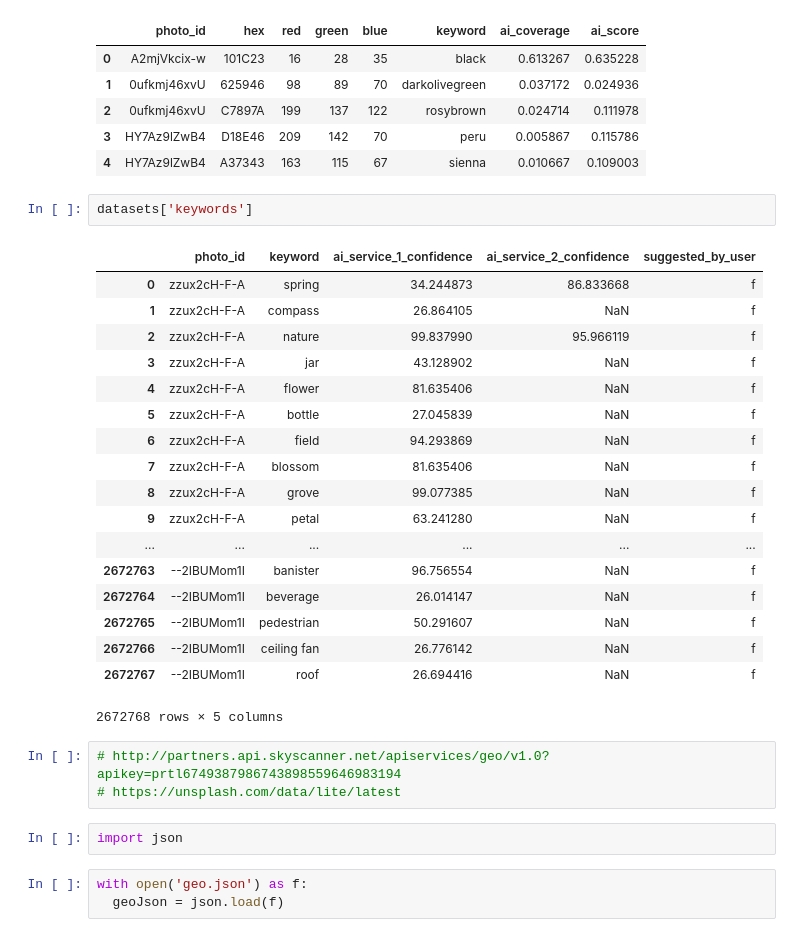
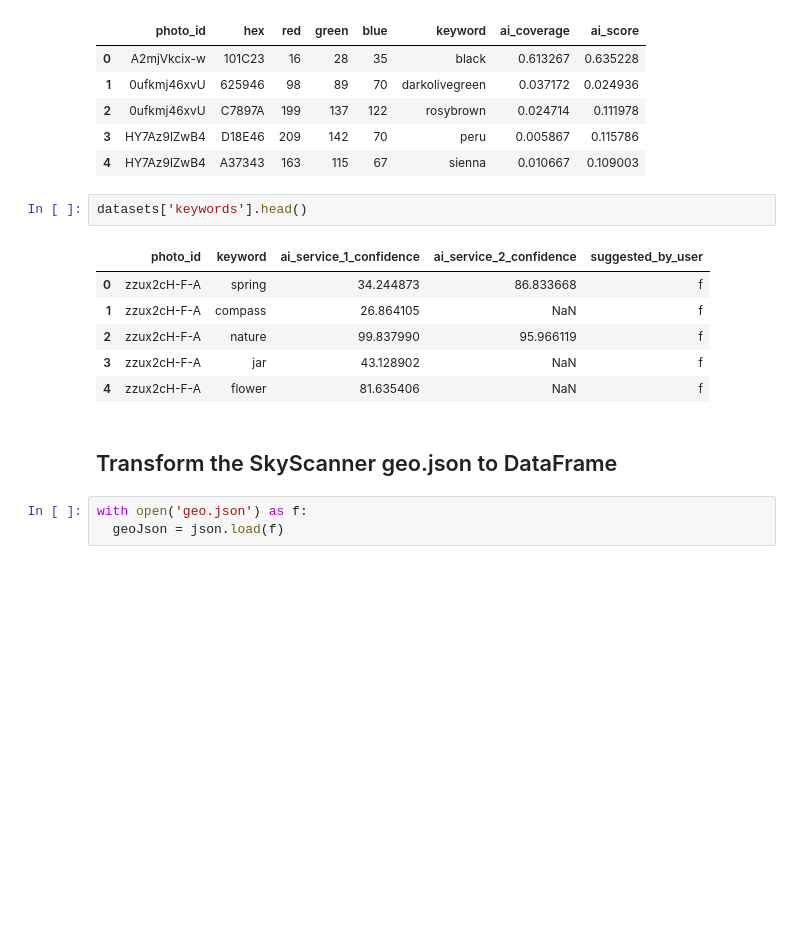
Before and after one commit to facutk/wpxvuelos, a Jupyter notebook: wp/wp-content/themes/xvuelos/assets/country-images-by-id/pandas.ipynb, the cells around one changed output. Saved outputs shown, nothing was run; the diff lists cells and outputs as text; blank space fills up the shorter version.

```diff
--- a/wp/wp-content/themes/xvuelos/assets/country-images-by-id/pandas.ipynb
+++ b/wp/wp-content/themes/xvuelos/assets/country-images-by-id/pandas.ipynb
@@ -70,31 +86,16 @@ datasets['colors'].head()
 | 3 | HY7Az9lZwB4 | D18E46 | 209 | 142 | 70 | peru | 0.005867 | 0.115786 |
 | 4 | HY7Az9lZwB4 | A37343 | 163 | 115 | 67 | sienna | 0.010667 | 0.109003 |
 # %%
-datasets['keywords']
+datasets['keywords'].head()
 # %% [output]
 |  | photo_id | keyword | ai_service_1_confidence | ai_service_2_confidence | suggested_by_user |
 | 0 | zzux2cH-F-A | spring | 34.244873 | 86.833668 | f |
 | 1 | zzux2cH-F-A | compass | 26.864105 | NaN | f |
 | 2 | zzux2cH-F-A | nature | 99.837990 | 95.966119 | f |
 | 3 | zzux2cH-F-A | jar | 43.128902 | NaN | f |
 | 4 | zzux2cH-F-A | flower | 81.635406 | NaN | f |
-| 5 | zzux2cH-F-A | bottle | 27.045839 | NaN | f |
-| 6 | zzux2cH-F-A | field | 94.293869 | NaN | f |
-| 7 | zzux2cH-F-A | blossom | 81.635406 | NaN | f |
-| 8 | zzux2cH-F-A | grove | 99.077385 | NaN | f |
-| 9 | zzux2cH-F-A | petal | 63.241280 | NaN | f |
-| ... | ... | ... | ... | ... | ... |
-| 2672763 | --2IBUMom1I | banister | 96.756554 | NaN | f |
-| 2672764 | --2IBUMom1I | beverage | 26.014147 | NaN | f |
-| 2672765 | --2IBUMom1I | pedestrian | 50.291607 | NaN | f |
-| 2672766 | --2IBUMom1I | ceiling fan | 26.776142 | NaN | f |
-| 2672767 | --2IBUMom1I | roof | 26.694416 | NaN | f |
-2672768 rows × 5 columns
-# %%
-# http://partners.api.skyscanner.net/apiservices/geo/v1.0?apikey=prtl6749387986743898559646983194
-# https://unsplash.com/data/lite/latest
-# %%
-import json
+# %% [markdown]
+## Transform the SkyScanner geo.json to DataFrame
 # %%
 with open('geo.json') as f:
   geoJson = json.load(f)
```
Also changed, not shown: parts of 49 cells of this notebook.
